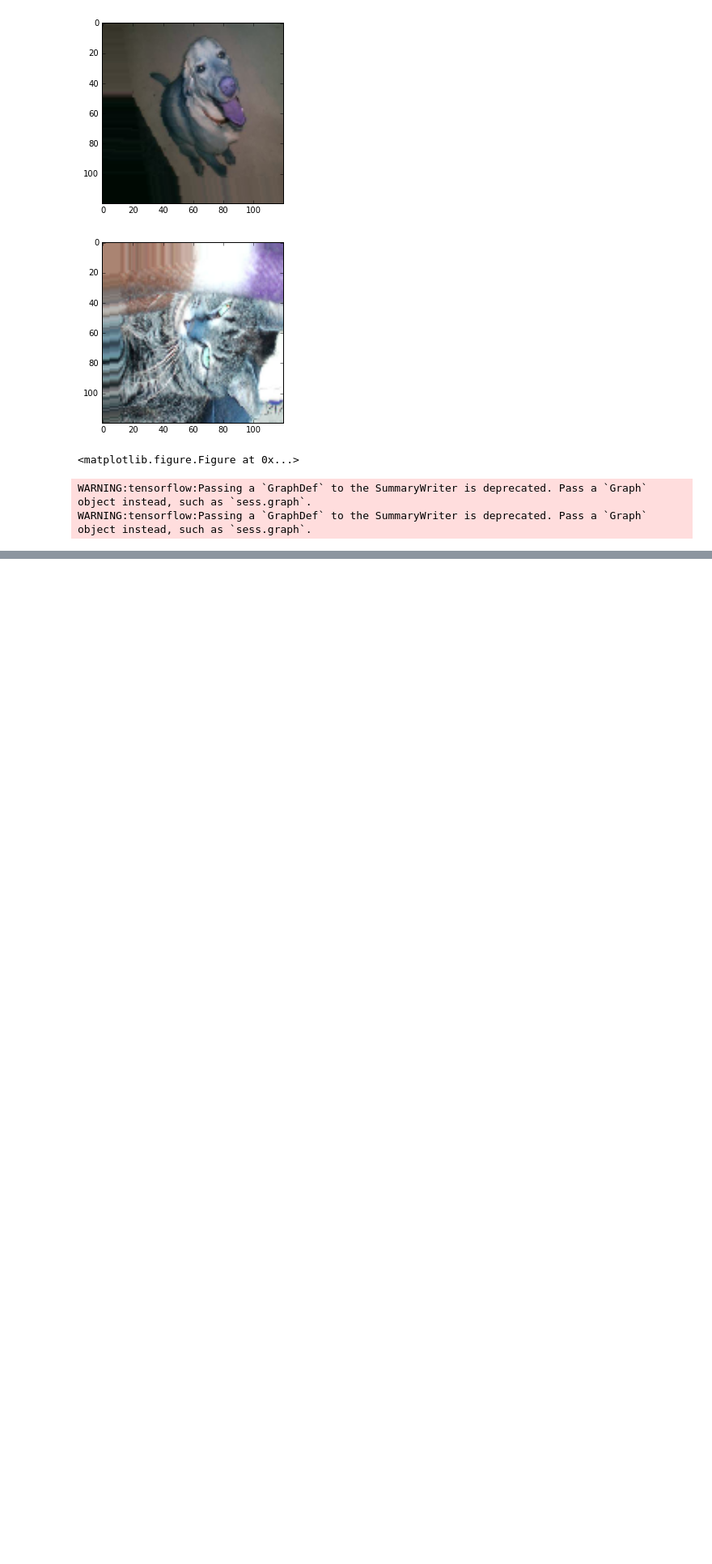
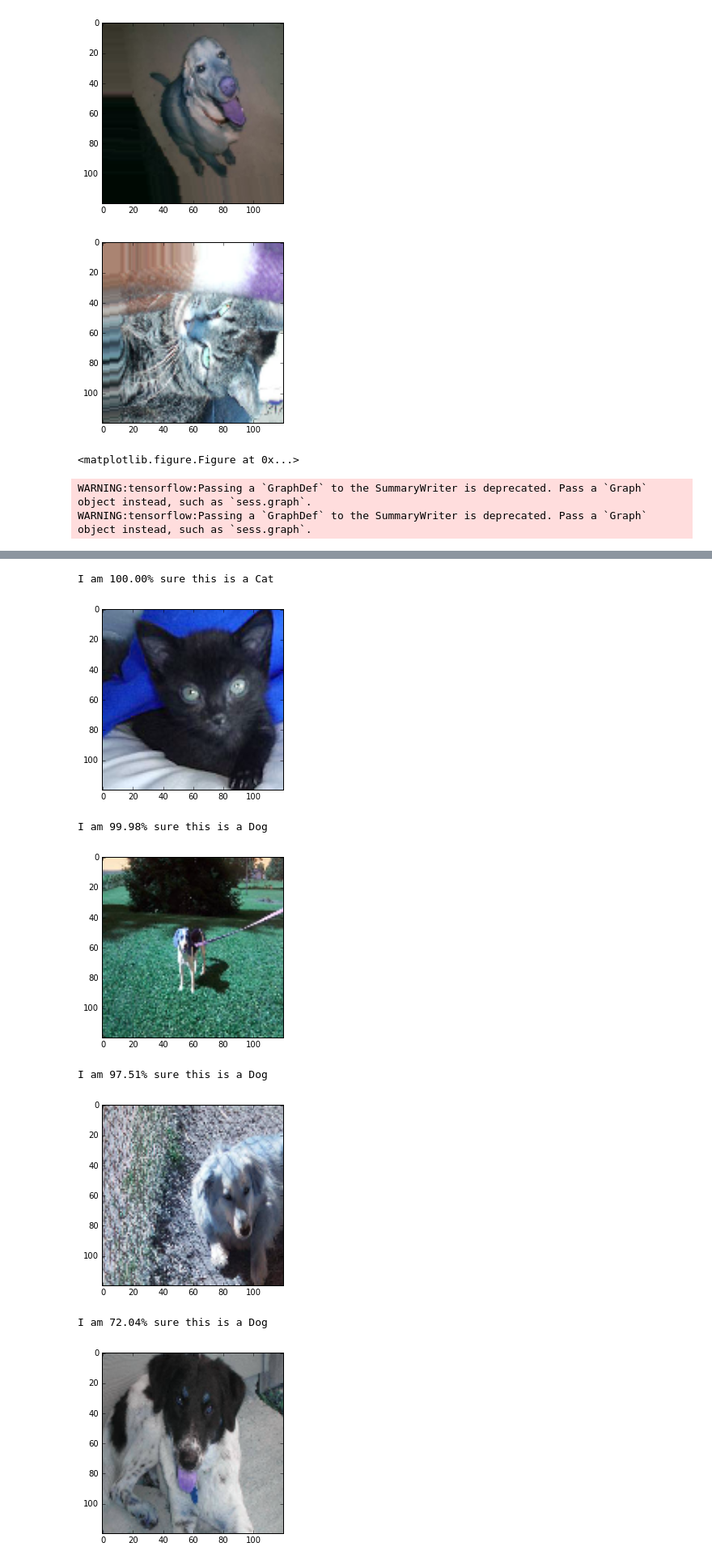
Before and after one commit to jkgiesler/TensorFlow-Notebooks, a Jupyter notebook: dogs vs cats image classification.ipynb, the cells around one changed output, grey strips where cells are left out. Shown at 81% size. Saved outputs shown, nothing was run; the diff lists cells and outputs as text; code cells hidden in the pictures; blank space fills up the shorter version.

```diff
--- a/dogs vs cats image classification.ipynb
+++ b/dogs vs cats image classification.ipynb
@@ -45,8 +45,11 @@ dogs[0:5]
  'train/dog.8996.jpg']
 # %%
 def read_image(f):
-    img = cv2.imread(f,cv2.IMREAD_COLOR)
-    return cv2.resize(img,(img_size[0],img_size[1]),interpolation=cv2.INTER_CUBIC)
+    im = Image.open(f)
+    #print(im)
+    im = ImageOps.fit(im,(img_size[0],img_size[1]),Image.ANTIALIAS)
+    im = np.asarray(im)
+    return im
 
 def prep_data(images):
     count = len(images)
@@ -157,11 +160,12 @@ def mdl():
 
     model.add(Dense(1))
     model.add(Activation('sigmoid'))
+    model.load_weights('chck/weights.hdf5') # completed training so easy to load it
     model.compile(loss='binary_crossentropy',
                   optimizer=RMSprop(lr=1e-4),
                  metrics = ['accuracy'])
     return model
-mdl = mdl()
+mdl2 = mdl()
 # %%
 import datetime
 # %%
@@ -215,12 +223,22 @@ WARNING:tensorflow:Passing a `GraphDef` to the SummaryWriter is deprecated. Pass
 # %%
 ## model fit stats
-predictions = mdl.predict(train_data, verbose=0)
+# predictions = mdl.predict(train_data, verbose=0)
+predictions = mdl2.predict(train_data,verbose=0)
 # %%
 for i in range(0,10):
     if predictions[i, 0] >= 0.5:
         print('I am {:.2%} sure this is a Dog'.format(predictions[i][0]))
     else:
         print('I am {:.2%} sure this is a Cat'.format(1-predictions[i][0]))
 
-    plt.imshow(train_data[i])
+    plt.imshow(train_data[i].T)
     plt.show()
+# %% [output]
+I am 100.00% sure this is a Cat
+[figure, added]
+I am 99.98% sure this is a Dog
+[figure, added]
+I am 97.51% sure this is a Dog
+[figure, added]
+I am 72.04% sure this is a Dog
+[figure, added]
```
Also changed, not shown: parts of 2 cells of this notebook.
